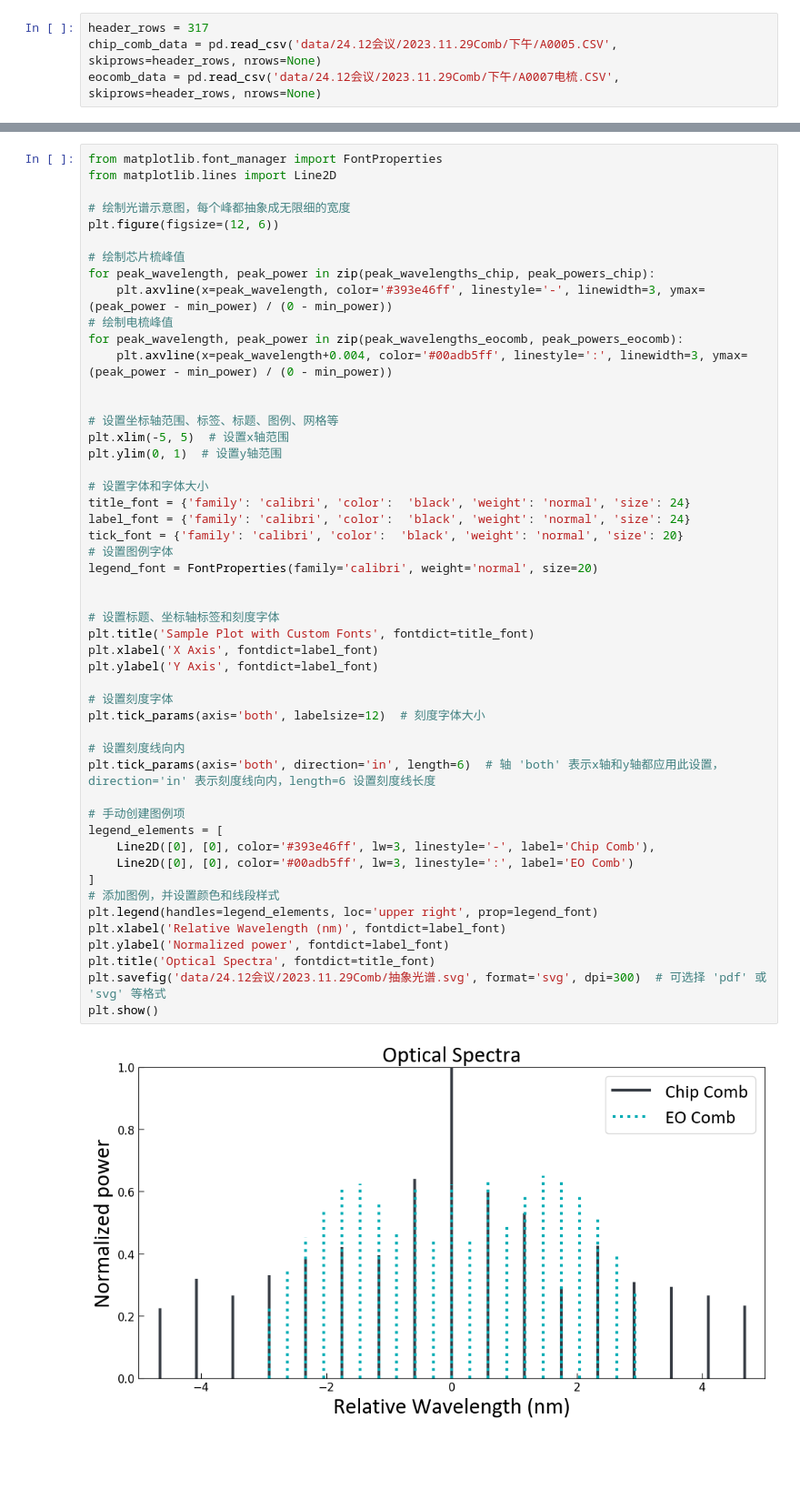
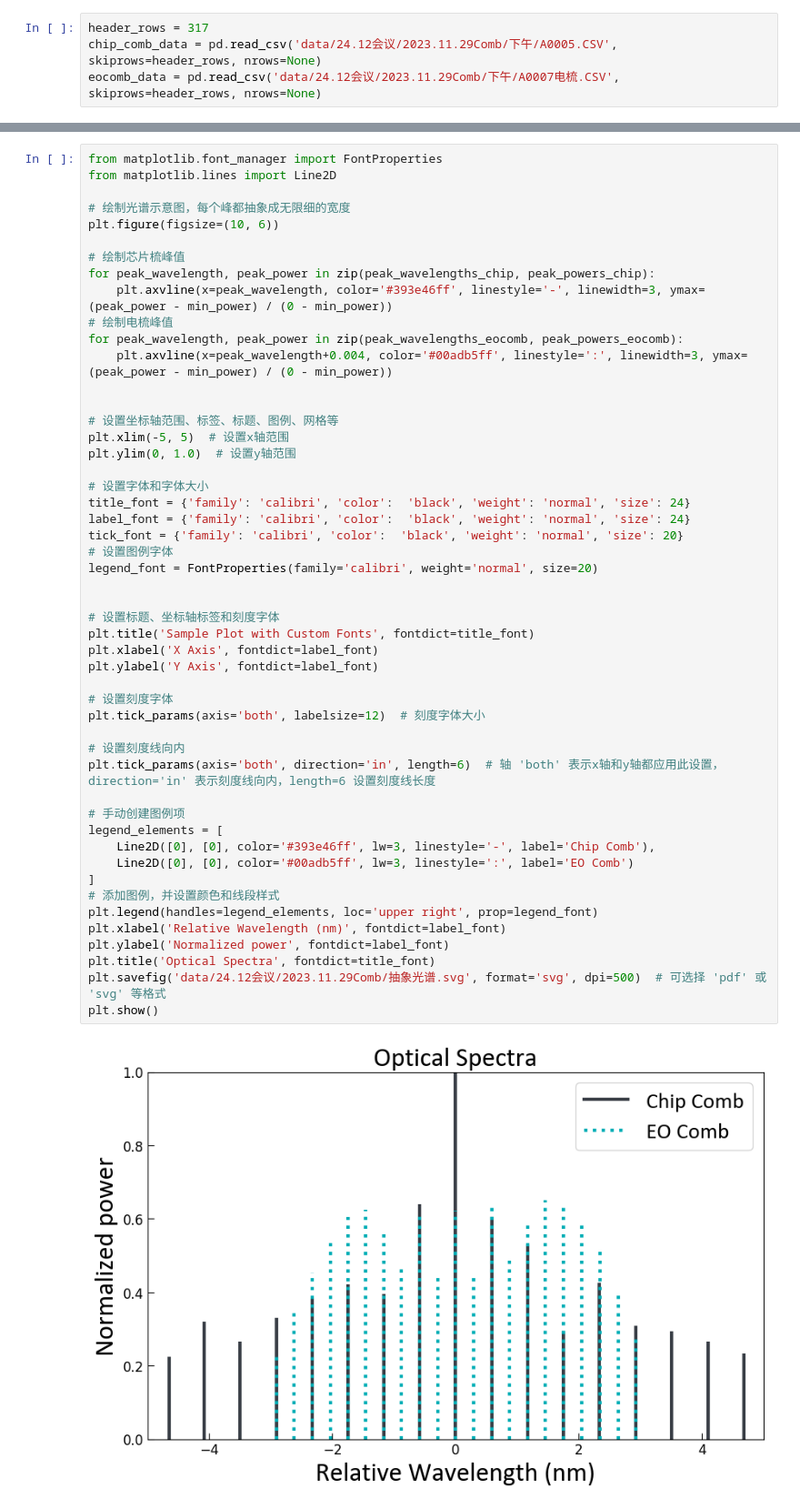
Before and after one commit to kiiichi/python-learning, a Jupyter notebook: DataAE/paper/光谱仪图像.ipynb, the cells around one changed output, grey strips where cells are left out. Shown: that part at 91% size. Drawn from its saved outputs; the diff is of its cells as text; blank space fills up the shorter version.

```diff
--- a/DataAE/paper/光谱仪图像.ipynb
+++ b/DataAE/paper/光谱仪图像.ipynb
@@ -67,7 +67,7 @@ from matplotlib.font_manager import FontProperties
 from matplotlib.lines import Line2D
 
 # 绘制光谱示意图，每个峰都抽象成无限细的宽度
-plt.figure(figsize=(12, 6))
+plt.figure(figsize=(10, 6))
 
 # 绘制芯片梳峰值
 for peak_wavelength, peak_power in zip(peak_wavelengths_chip, peak_powers_chip):
@@ -79,41 +79,41 @@ for peak_wavelength, peak_power in zip(peak_wavelengths_eocomb, peak_powers_eoco
 
 # 设置坐标轴范围、标签、标题、图例、网格等
 plt.xlim(-5, 5)  # 设置x轴范围
-plt.ylim(0, 1)  # 设置y轴范围
+plt.ylim(0, 1.0)  # 设置y轴范围
 
 # 设置字体和字体大小
 title_font = {'family': 'calibri', 'color':  'black', 'weight': 'normal', 'size': 24}
 label_font = {'family': 'calibri', 'color':  'black', 'weight': 'normal', 'size': 24}
 tick_font = {'family': 'calibri', 'color':  'black', 'weight': 'normal', 'size': 20}
 # 设置图例字体
 legend_font = FontProperties(family='calibri', weight='normal', size=20)
 
 
 # 设置标题、坐标轴标签和刻度字体
 plt.title('Sample Plot with Custom Fonts', fontdict=title_font)
 plt.xlabel('X Axis', fontdict=label_font)
 plt.ylabel('Y Axis', fontdict=label_font)
 
 # 设置刻度字体
 plt.tick_params(axis='both', labelsize=12)  # 刻度字体大小
 
 # 设置刻度线向内
 plt.tick_params(axis='both', direction='in', length=6)  # 轴 'both' 表示x轴和y轴都应用此设置，direction='in' 表示刻度线向内，length=6 设置刻度线长度
 
 # 手动创建图例项
 legend_elements = [
     Line2D([0], [0], color='#393e46ff', lw=3, linestyle='-', label='Chip Comb'),
     Line2D([0], [0], color='#00adb5ff', lw=3, linestyle=':', label='EO Comb')
 ]
 # 添加图例，并设置颜色和线段样式
 plt.legend(handles=legend_elements, loc='upper right', prop=legend_font)
 plt.xlabel('Relative Wavelength (nm)', fontdict=label_font)
 plt.ylabel('Normalized power', fontdict=label_font)
 plt.title('Optical Spectra', fontdict=title_font)
-plt.savefig('data/24.12会议/2023.11.29Comb/抽象光谱.svg', format='svg', dpi=300)  # 可选择 'pdf' 或 'svg' 等格式
+plt.savefig('data/24.12会议/2023.11.29Comb/抽象光谱.svg', format='svg', dpi=500)  # 可选择 'pdf' 或 'svg' 等格式
 plt.show()
 # %% [output]
-[figure, old version]
+[figure, new version]
 # %%
 from matplotlib.font_manager import FontProperties
 from matplotlib.lines import Line2D
```
Also changed, not shown: parts of 1 cell of this notebook, 1 other file.
